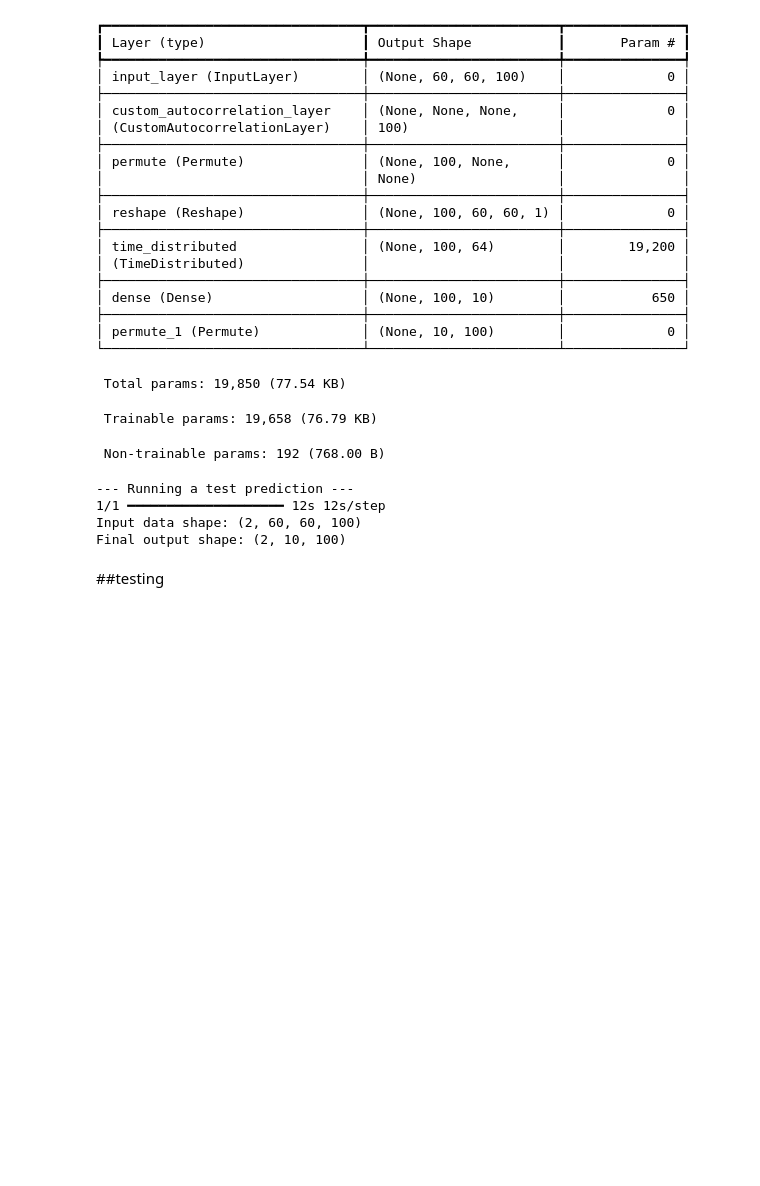
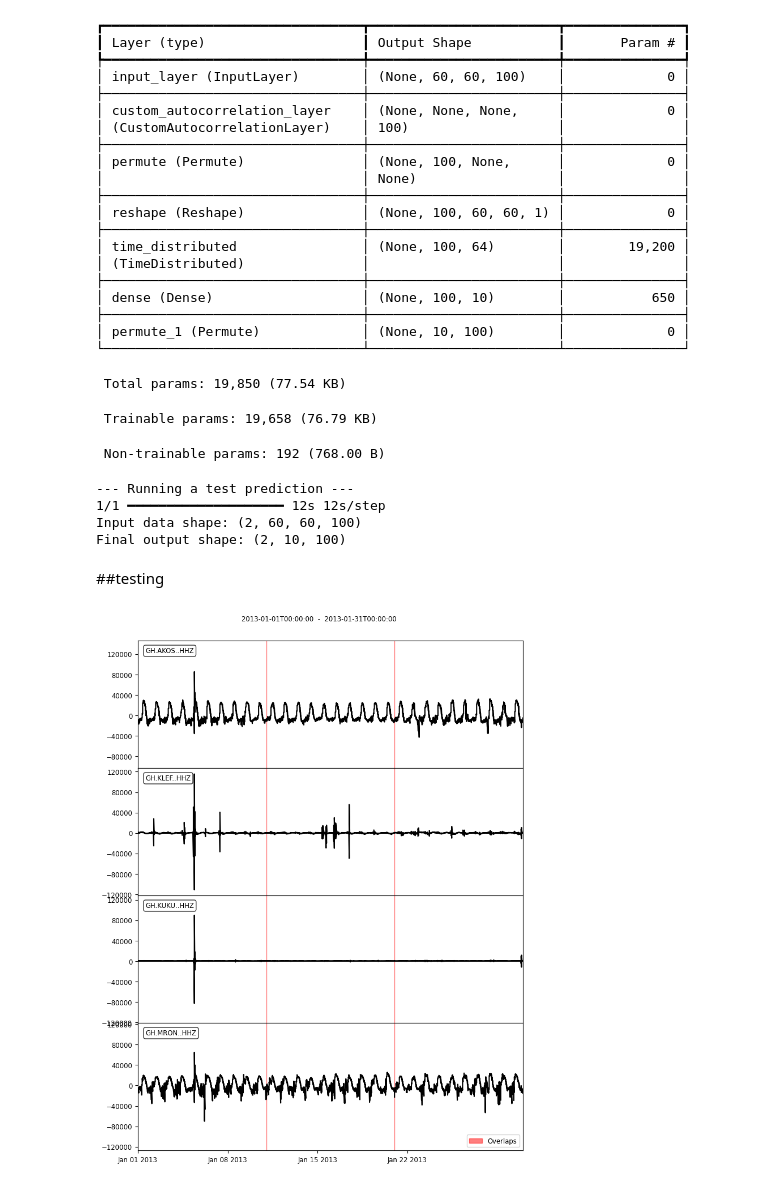
Before and after one commit to Mahdi-Miri/Signal_Proccesing, a Jupyter notebook: Signal_Proccesing.ipynb, the cells around one changed output. Cells and saved outputs as stored; diff of their text form; code cells hidden in the pictures; blank space fills up the shorter version.

```diff
--- a/Signal_Proccesing.ipynb
+++ b/Signal_Proccesing.ipynb
@@ -251,15 +251,17 @@ def plot_spectrum(data, sampling_rate, title):
 # %%
 network = "GH"
 # station_list = ['AKOS', 'KLEF', 'KUKU', 'MRON']
 station_list = ['AKOS']
 YMDHMS = date_maker(2013, 1, 1, 0, 0, 0.0)
-Main_direc = "./Waveforms/"
+Main_direc = "/content/wave"
 st = read("/content/drive/MyDrive/Signal/2013-01-01-00-00-00.mseed")
 st.plot()
 start_time = UTCDateTime(2013, 1, 1, 0, 0, 0.0)
 xml_dir = "/content/drive/MyDrive/Signal/"
 xml_files = glob.glob(os.path.join(xml_dir, "*.xml"))
 inventory = None
+# %% [output]
+[figure, added]
 # %%
 for xml_file in xml_files:
     inv = read_inventory(xml_file)
```
Also changed, not shown: parts of 2 cells of this notebook.
